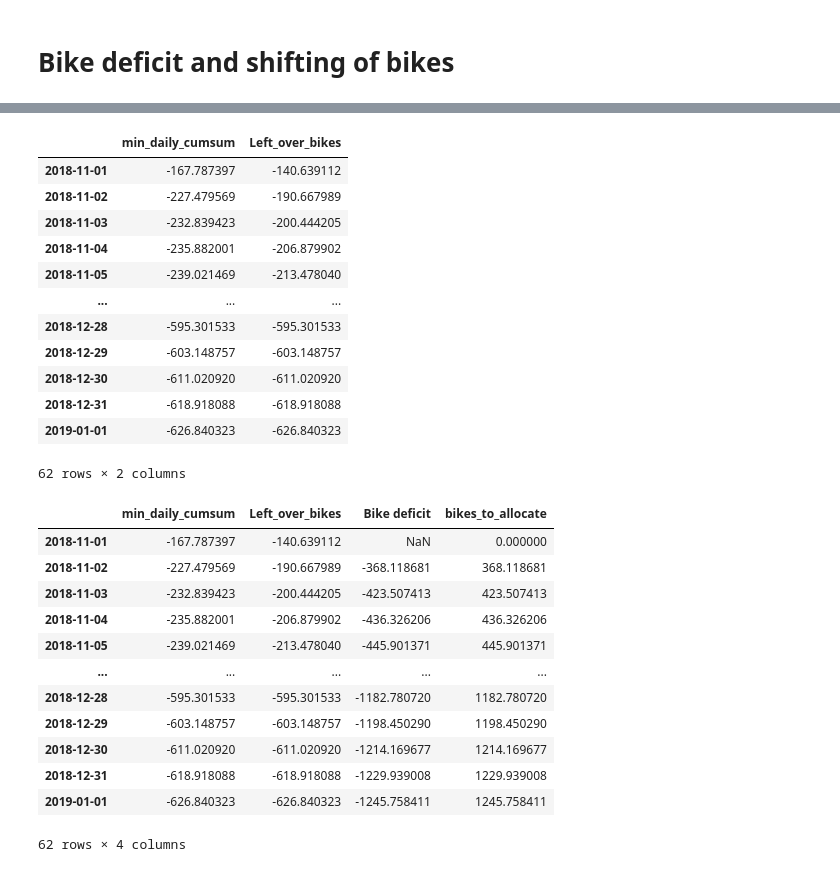
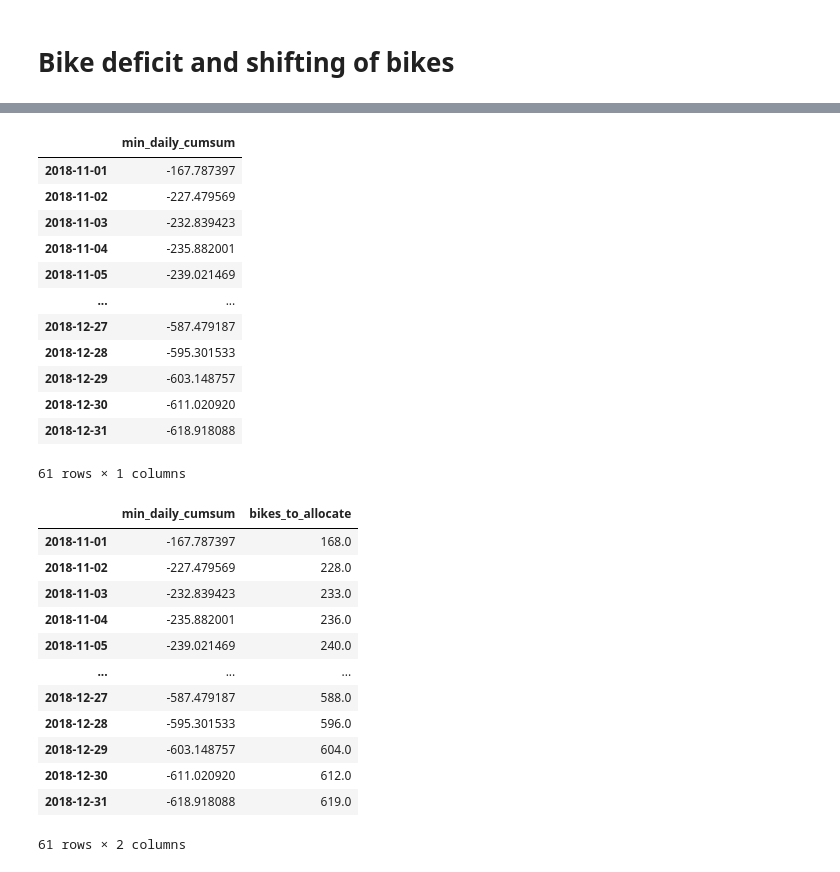
Before and after one commit to katrinemariepedersen/Business_analytics_project, a Jupyter notebook: SARIMA_prediction_model_12.ipynb, the cells around one changed output, grey strips where cells are left out. Saved outputs shown, nothing was run; the diff lists cells and outputs as text; code cells hidden in the pictures.

Commit message:
SARIMA bike allocation final

```diff
--- a/SARIMA_prediction_model_12.ipynb
+++ b/SARIMA_prediction_model_12.ipynb
@@ -704,10 +704,11 @@ s = 24
 
 val_start = pd.Timestamp("2018-10-01")
 test_start = pd.Timestamp("2018-11-01")
+test_stop = pd.Timestamp("2019-01-01")
 
 train_mask_departures = grouped_departures.index < val_start
 val_mask_departures   = (grouped_departures.index >= val_start) & (grouped_departures.index < test_start)
-test_mask_departures  = grouped_departures.index >= test_start
+test_mask_departures  = (grouped_departures.index >= test_start)& (grouped_departures.index < test_stop)
 
 train_departures = grouped_departures[train_mask_departures].iloc[:, 0]
 val_departures   = grouped_departures[val_mask_departures].iloc[:, 0]
@@ -764,10 +765,11 @@ s = 24
 
 val_start = pd.Timestamp("2018-10-01")
 test_start = pd.Timestamp("2018-11-01")
+test_stop = pd.Timestamp("2019-01-01")
 
 train_mask_arrivals = grouped_arrivals.index < val_start
 val_mask_arrivals   = (grouped_arrivals.index >= val_start) & (grouped_arrivals.index < test_start)
-test_mask_arrivals  = grouped_arrivals.index >= test_start
+test_mask_arrivals  = (grouped_arrivals.index >= test_start)& (grouped_arrivals.index < test_stop)
 
 train_arrivals = grouped_arrivals[train_mask_arrivals].iloc[:, 0]
 val_arrivals   = grouped_arrivals[val_mask_arrivals].iloc[:, 0]
@@ -833,48 +835,39 @@ SARIMA_bike_alloc_pred
 # %%
 min_daily_cumsum_pred = SARIMA_bike_alloc_pred.groupby(SARIMA_bike_alloc_pred.index.date).agg(
     min_daily_cumsum=("daily_cumsum", "min"),
-    Left_over_bikes=("daily_cumsum", "last")
 )
 min_daily_cumsum_pred
 # %% [output]
-|  | min_daily_cumsum | Left_over_bikes |
-| 2018-11-01 | -167.787397 | -140.639112 |
-| 2018-11-02 | -227.479569 | -190.667989 |
-| 2018-11-03 | -232.839423 | -200.444205 |
-| 2018-11-04 | -235.882001 | -206.879902 |
-| 2018-11-05 | -239.021469 | -213.478040 |
-| ... | ... | ... |
-| 2018-12-28 | -595.301533 | -595.301533 |
-| 2018-12-29 | -603.148757 | -603.148757 |
-| 2018-12-30 | -611.020920 | -611.020920 |
-| 2018-12-31 | -618.918088 | -618.918088 |
-| 2019-01-01 | -626.840323 | -626.840323 |
+|  | min_daily_cumsum |
+| 2018-11-01 | -167.787397 |
+| 2018-11-02 | -227.479569 |
+| 2018-11-03 | -232.839423 |
+| 2018-11-04 | -235.882001 |
+| 2018-11-05 | -239.021469 |
+| ... | ... |
+| 2018-12-27 | -587.479187 |
+| 2018-12-28 | -595.301533 |
+| 2018-12-29 | -603.148757 |
+| 2018-12-30 | -611.020920 |
+| 2018-12-31 | -618.918088 |
-62 rows × 2 columns
+61 rows × 1 columns
 # %%
-min_daily_cumsum_pred["shifted_bikes"] = min_daily_cumsum_pred["Left_over_bikes"].shift(1)
-
-min_daily_cumsum_pred["Bike deficit"] = (
-    min_daily_cumsum_pred["min_daily_cumsum"] + min_daily_cumsum_pred["shifted_bikes"]
-)
-
-min_daily_cumsum_pred.drop(columns=["shifted_bikes"], inplace= True)
-
 min_daily_cumsum_pred["bikes_to_allocate"] = (
-    min_daily_cumsum_pred["Bike deficit"]
-    .apply(lambda x: abs(x) if x < 0 else 0)
+    min_daily_cumsum_pred["min_daily_cumsum"]
+    .apply(lambda x: np.ceil(abs(x)) if x < 0 else 0)
 )
 min_daily_cumsum_pred
 # %% [output]
-|  | min_daily_cumsum | Left_over_bikes | Bike deficit | bikes_to_allocate |
-| 2018-11-01 | -167.787397 | -140.639112 | NaN | 0.000000 |
-| 2018-11-02 | -227.479569 | -190.667989 | -368.118681 | 368.118681 |
-| 2018-11-03 | -232.839423 | -200.444205 | -423.507413 | 423.507413 |
-| 2018-11-04 | -235.882001 | -206.879902 | -436.326206 | 436.326206 |
-| 2018-11-05 | -239.021469 | -213.478040 | -445.901371 | 445.901371 |
-| ... | ... | ... | ... | ... |
-| 2018-12-28 | -595.301533 | -595.301533 | -1182.780720 | 1182.780720 |
-| 2018-12-29 | -603.148757 | -603.148757 | -1198.450290 | 1198.450290 |
-| 2018-12-30 | -611.020920 | -611.020920 | -1214.169677 | 1214.169677 |
-| 2018-12-31 | -618.918088 | -618.918088 | -1229.939008 | 1229.939008 |
-| 2019-01-01 | -626.840323 | -626.840323 | -1245.758411 | 1245.758411 |
+|  | min_daily_cumsum | bikes_to_allocate |
+| 2018-11-01 | -167.787397 | 168.0 |
+| 2018-11-02 | -227.479569 | 228.0 |
+| 2018-11-03 | -232.839423 | 233.0 |
+| 2018-11-04 | -235.882001 | 236.0 |
+| 2018-11-05 | -239.021469 | 240.0 |
+| ... | ... | ... |
+| 2018-12-27 | -587.479187 | 588.0 |
+| 2018-12-28 | -595.301533 | 596.0 |
+| 2018-12-29 | -603.148757 | 604.0 |
+| 2018-12-30 | -611.020920 | 612.0 |
+| 2018-12-31 | -618.918088 | 619.0 |
-62 rows × 4 columns
+61 rows × 2 columns
```
Also changed, not shown: parts of 12 cells of this notebook, 3 other files.
